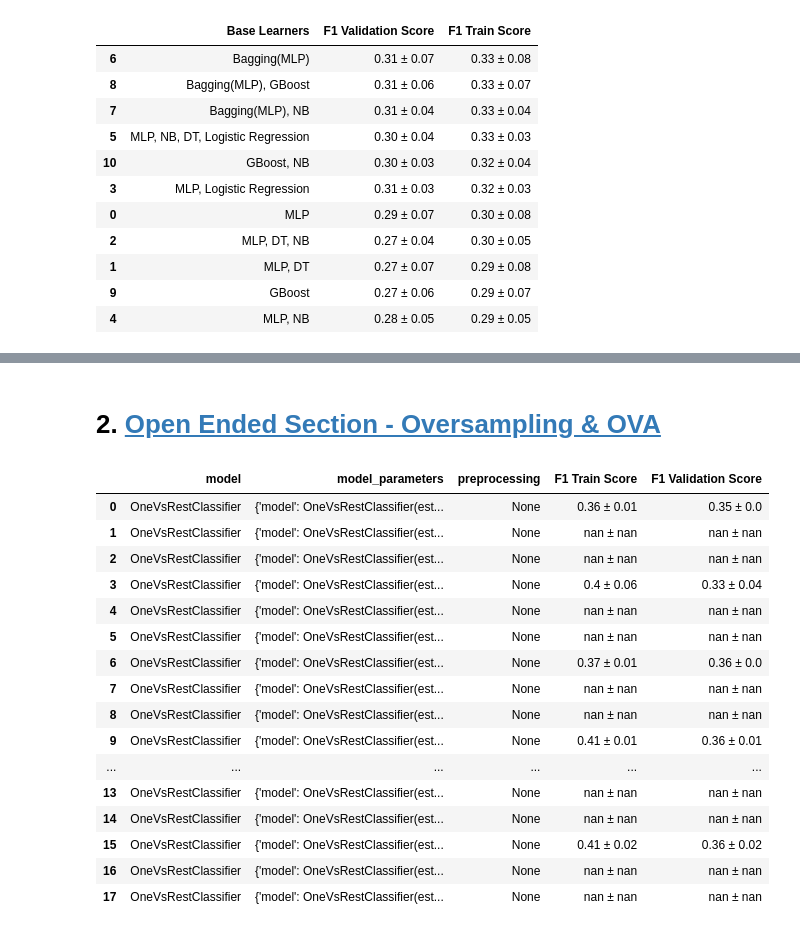
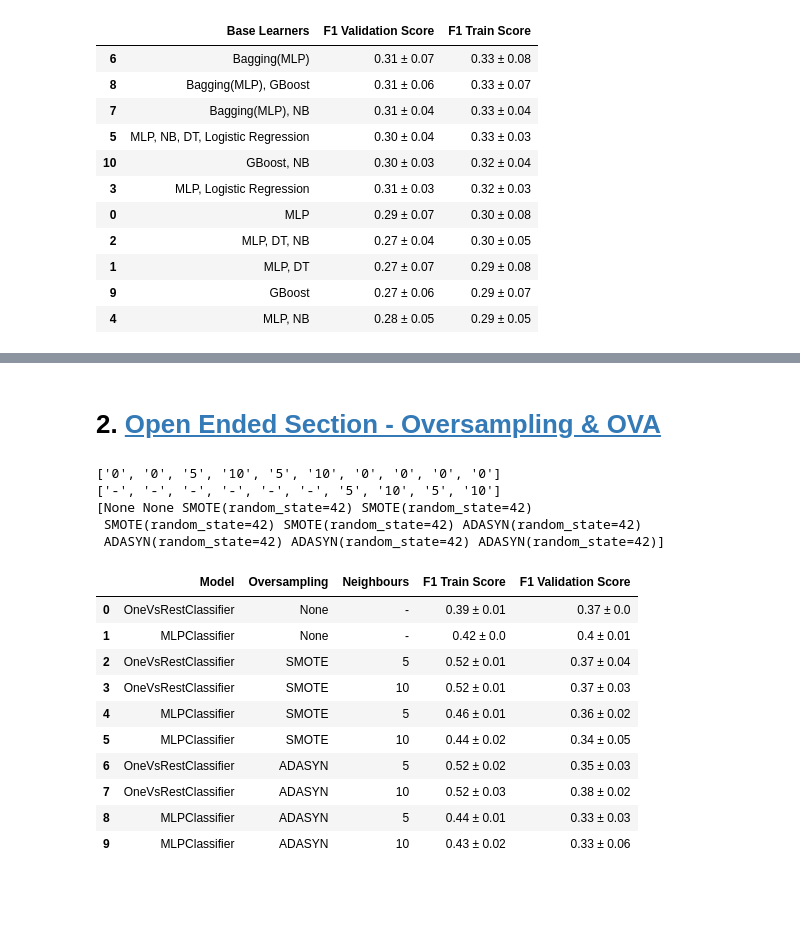
Before and after one commit to DiogoPF/Multiclass_Classification-WCB, a Jupyter notebook: Pipeline_diogo.ipynb, the cells around one changed output, grey strips where cells are left out. Saved outputs shown, nothing was run; the diff lists cells and outputs as text; code cells hidden in the pictures; blank space fills up the shorter version.

```diff
--- a/Pipeline_diogo.ipynb
+++ b/Pipeline_diogo.ipynb
@@ -2799,5 +2797,5 @@ report, cm, curves = analyse_best_model(pre_processing_opt_gs)
-# %% [markdown]
-# 2. <a id='toc2_'></a>[Open Ended Section - Oversampling & OVA](#toc0_)
+# %% [markdown]
+# 2. <a id='toc2_'></a>[Open Ended Section - Oversampling & OVA](#toc0_)
 # %%
 best_num_pipeline = Pipeline(
     steps=[
@@ -2929,23 +2918,3 @@ if run:
 
 else:
     smote_ova_gs = load("./runs/smote_ova.joblib")
-# %%
-compare_models_df(smote_ova_gs)
-# %% [output]
-|  | model | model_parameters | preprocessing | F1 Train Score | F1 Validation Score |
-| 0 | OneVsRestClassifier | {'model': OneVsRestClassifier(est... | None | 0.36 ± 0.01 | 0.35 ± 0.0 |
-| 1 | OneVsRestClassifier | {'model': OneVsRestClassifier(est... | None | nan ± nan | nan ± nan |
-| 2 | OneVsRestClassifier | {'model': OneVsRestClassifier(est... | None | nan ± nan | nan ± nan |
-| 3 | OneVsRestClassifier | {'model': OneVsRestClassifier(est... | None | 0.4 ± 0.06 | 0.33 ± 0.04 |
-| 4 | OneVsRestClassifier | {'model': OneVsRestClassifier(est... | None | nan ± nan | nan ± nan |
-| 5 | OneVsRestClassifier | {'model': OneVsRestClassifier(est... | None | nan ± nan | nan ± nan |
-| 6 | OneVsRestClassifier | {'model': OneVsRestClassifier(est... | None | 0.37 ± 0.01 | 0.36 ± 0.0 |
-| 7 | OneVsRestClassifier | {'model': OneVsRestClassifier(est... | None | nan ± nan | nan ± nan |
-| 8 | OneVsRestClassifier | {'model': OneVsRestClassifier(est... | None | nan ± nan | nan ± nan |
-| 9 | OneVsRestClassifier | {'model': OneVsRestClassifier(est... | None | 0.41 ± 0.01 | 0.36 ± 0.01 |
-| ... | ... | ... | ... | ... | ... |
-| 13 | OneVsRestClassifier | {'model': OneVsRestClassifier(est... | None | nan ± nan | nan ± nan |
-| 14 | OneVsRestClassifier | {'model': OneVsRestClassifier(est... | None | nan ± nan | nan ± nan |
-| 15 | OneVsRestClassifier | {'model': OneVsRestClassifier(est... | None | 0.41 ± 0.02 | 0.36 ± 0.02 |
-| 16 | OneVsRestClassifier | {'model': OneVsRestClassifier(est... | None | nan ± nan | nan ± nan |
-| 17 | OneVsRestClassifier | {'model': OneVsRestClassifier(est... | None | nan ± nan | nan ± nan |
@@ -2953,0 +2921,52 @@ compare_models_df(smote_ova_gs)
+# %%
+smote_ova_df = compare_models_df(smote_ova_gs)
+
+add_params = {
+    key: smote_ova_gs.cv_results_[key]
+    for key in ["param_smote", "param_smote__k_neighbors", "param_smote__n_neighbors"]
+}
+
+neighbors_smote = add_params["param_smote__k_neighbors"].data
+neighbors_smote = [str(value) for value in neighbors_smote]
+neighbors_adasyn = add_params["param_smote__n_neighbors"].data
+neighbors_adasyn = np.where(neighbors_adasyn > 10, "-", neighbors_adasyn)
+neighbors_adasyn = [str(value) for value in neighbors_adasyn]
+print(neighbors_smote)
+print(neighbors_adasyn)
+print(add_params["param_smote"])
+# %% [output]
+['0', '0', '5', '10', '5', '10', '0', '0', '0', '0']
+['-', '-', '-', '-', '-', '-', '5', '10', '5', '10']
+[None None SMOTE(random_state=42) SMOTE(random_state=42)
+ SMOTE(random_state=42) SMOTE(random_state=42) ADASYN(random_state=42)
+ ADASYN(random_state=42) ADASYN(random_state=42) ADASYN(random_state=42)]
+# %%
+smote_ova_df["Oversampling"] = add_params["param_smote"]
+smote_ova_df["Neighbours"] = ["-", "-", "5", "10", "5", "10", "5", "10", "5", "10"]
+smote_ova_df.rename(columns={"model": "Model"}, inplace=True)
+smote_ova_df = smote_ova_df[
+    ["Model", "Oversampling", "Neighbours", "F1 Train Score", "F1 Validation Score"]
+]
+smote_ova_df["Oversampling"] = smote_ova_df["Oversampling"].apply(
+    lambda x: str(x).split("(")[0]
+)
+
+# smote_ova_df.to_latex(
+#     "./figures/tables/src/ova_oversampling.tex",
+#     float_format="%.2f",
+#     index=False,
+#     escape=True,
+# )
+smote_ova_df
+# %% [output]
+|  | Model | Oversampling | Neighbours | F1 Train Score | F1 Validation Score |
+| 0 | OneVsRestClassifier | None | - | 0.39 ± 0.01 | 0.37 ± 0.0 |
+| 1 | MLPClassifier | None | - | 0.42 ± 0.0 | 0.4 ± 0.01 |
+| 2 | OneVsRestClassifier | SMOTE | 5 | 0.52 ± 0.01 | 0.37 ± 0.04 |
+| 3 | OneVsRestClassifier | SMOTE | 10 | 0.52 ± 0.01 | 0.37 ± 0.03 |
+| 4 | MLPClassifier | SMOTE | 5 | 0.46 ± 0.01 | 0.36 ± 0.02 |
+| 5 | MLPClassifier | SMOTE | 10 | 0.44 ± 0.02 | 0.34 ± 0.05 |
+| 6 | OneVsRestClassifier | ADASYN | 5 | 0.52 ± 0.02 | 0.35 ± 0.03 |
+| 7 | OneVsRestClassifier | ADASYN | 10 | 0.52 ± 0.03 | 0.38 ± 0.02 |
+| 8 | MLPClassifier | ADASYN | 5 | 0.44 ± 0.01 | 0.33 ± 0.03 |
+| 9 | MLPClassifier | ADASYN | 10 | 0.43 ± 0.02 | 0.33 ± 0.06 |
```
Also changed, not shown: parts of 33 cells of this notebook, 7 other files.
